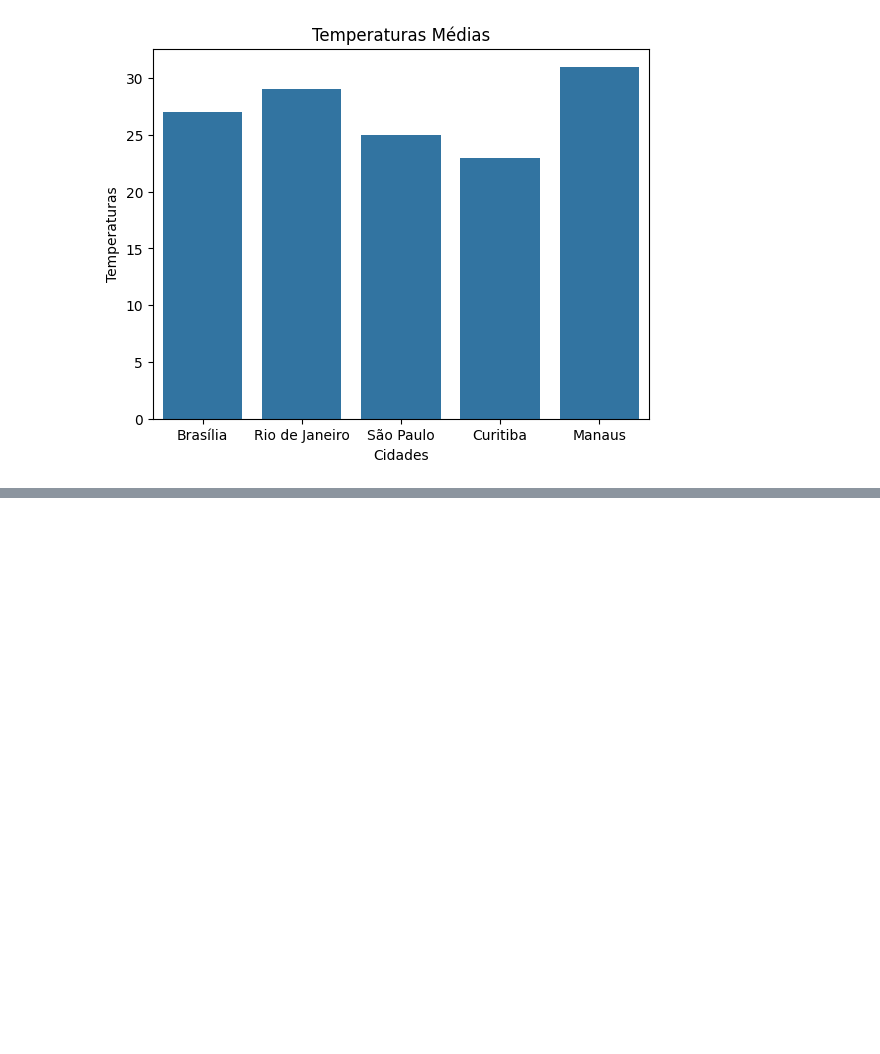
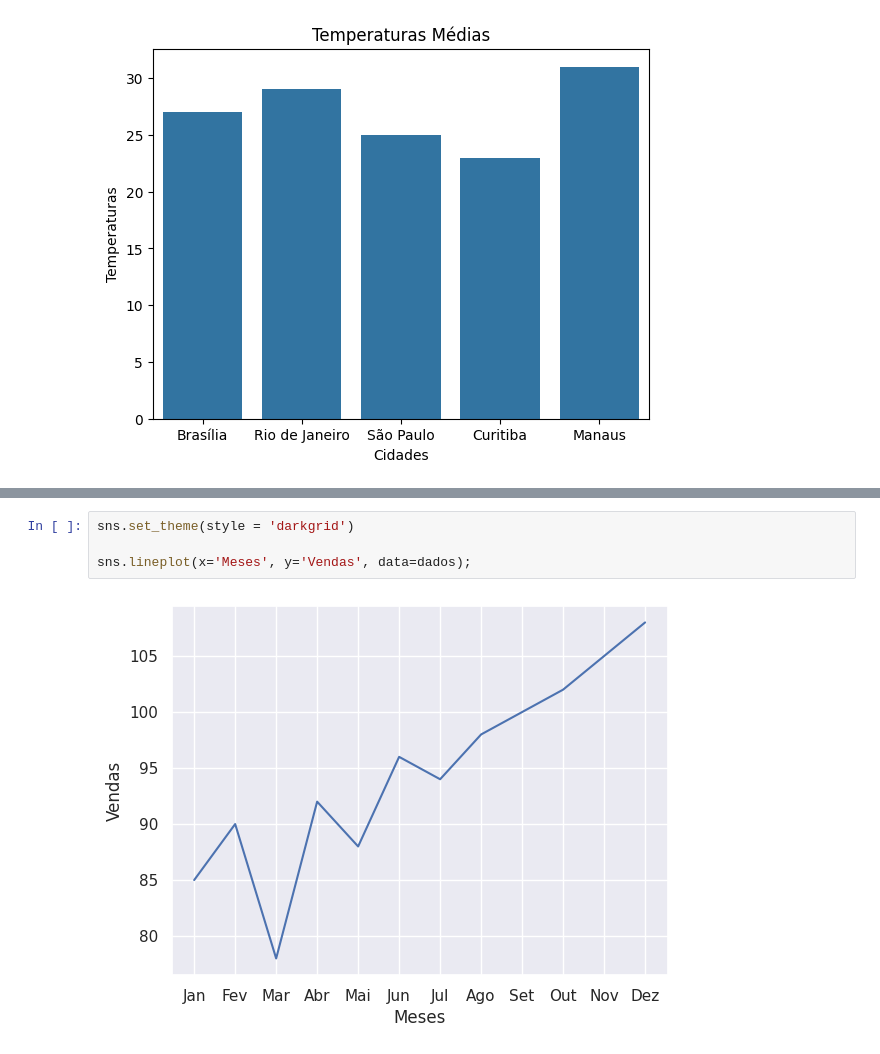
Before and after one commit to stephanyresque/Ciencia-de-dados-2, a Jupyter notebook: 12_11_24.ipynb, the cells around one changed output, grey strips where cells are left out. Cells and saved outputs as stored; diff of their text form; blank space fills up the shorter version.

```diff
--- a/12_11_24.ipynb
+++ b/12_11_24.ipynb
@@ -62,0 +84,6 @@ barras.set_title('Temperaturas Médias');
+# %%
+sns.set_theme(style = 'darkgrid')
+
+sns.lineplot(x='Meses', y='Vendas', data=dados);
+# %% [output]
+[figure, added]
```
Also changed, not shown: parts of 13 cells of this notebook.
